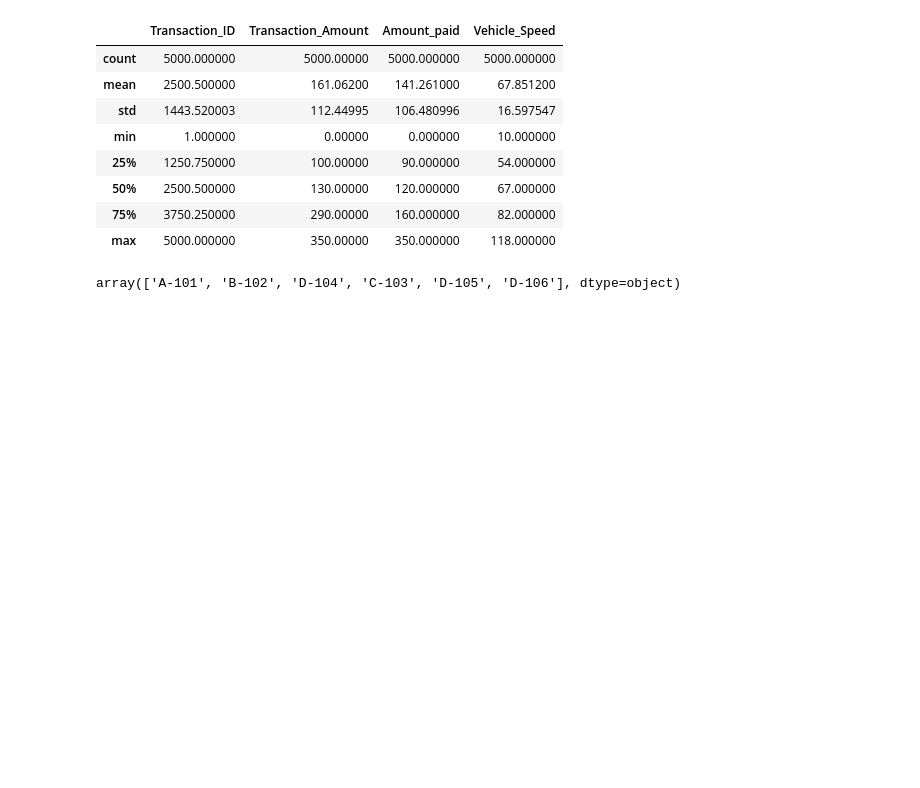
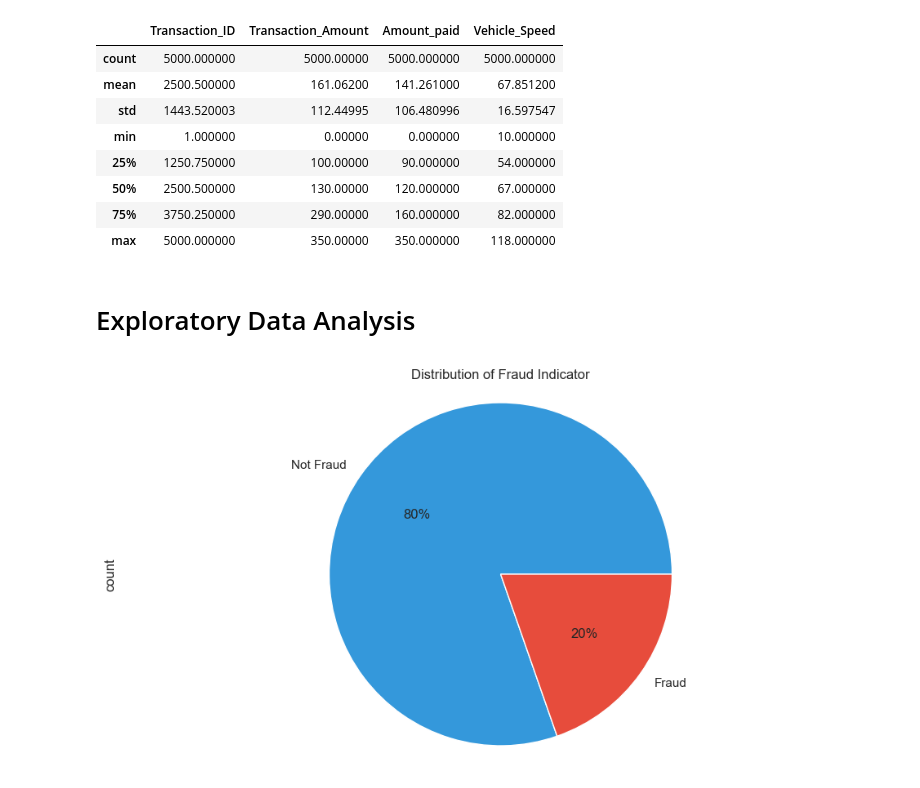
Before and after one commit to SaidurRahmanChowdhury/Fastag_Fraud_Detection, a Jupyter notebook: Fastag Fraud Detection.ipynb, the cells around one changed output. Saved outputs shown, nothing was run; the diff lists cells and outputs as text; code cells hidden in the pictures; blank space fills up the shorter version.

```diff
--- a/Fastag Fraud Detection.ipynb
+++ b/Fastag Fraud Detection.ipynb
@@ -123,7 +128,13 @@ df.describe()
 | 50% | 2500.500000 | 130.00000 | 120.000000 | 67.000000 |
 | 75% | 3750.250000 | 290.00000 | 160.000000 | 82.000000 |
 | max | 5000.000000 | 350.00000 | 350.000000 | 118.000000 |
-# %%
-df['TollBoothID'].unique()
-# %% [output]
-array(['A-101', 'B-102', 'D-104', 'C-103', 'D-105', 'D-106'], dtype=object)
+# %% [markdown]
+# Exploratory Data Analysis
+# %%
+colors = ['#3498db', '#e74c3c']
+df['Fraud_indicator'].value_counts().plot(kind='pie', autopct='%1.f%%', colors=colors)
+plt.title('Distribution of Fraud Indicator')
+plt.axis('equal')
+plt.show()
+# %% [output]
+[figure, added]
```
Also changed, not shown: parts of 20 cells of this notebook.
